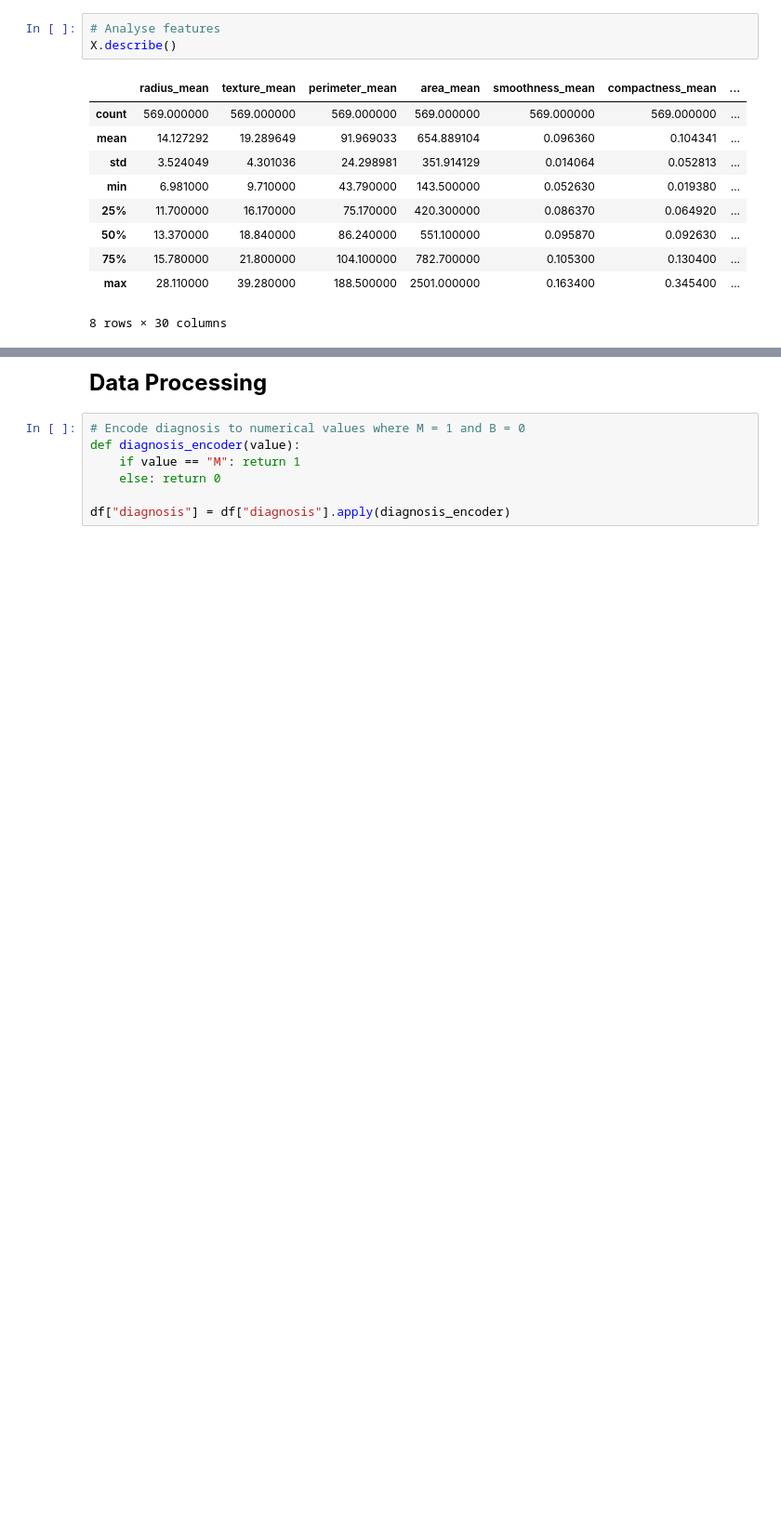
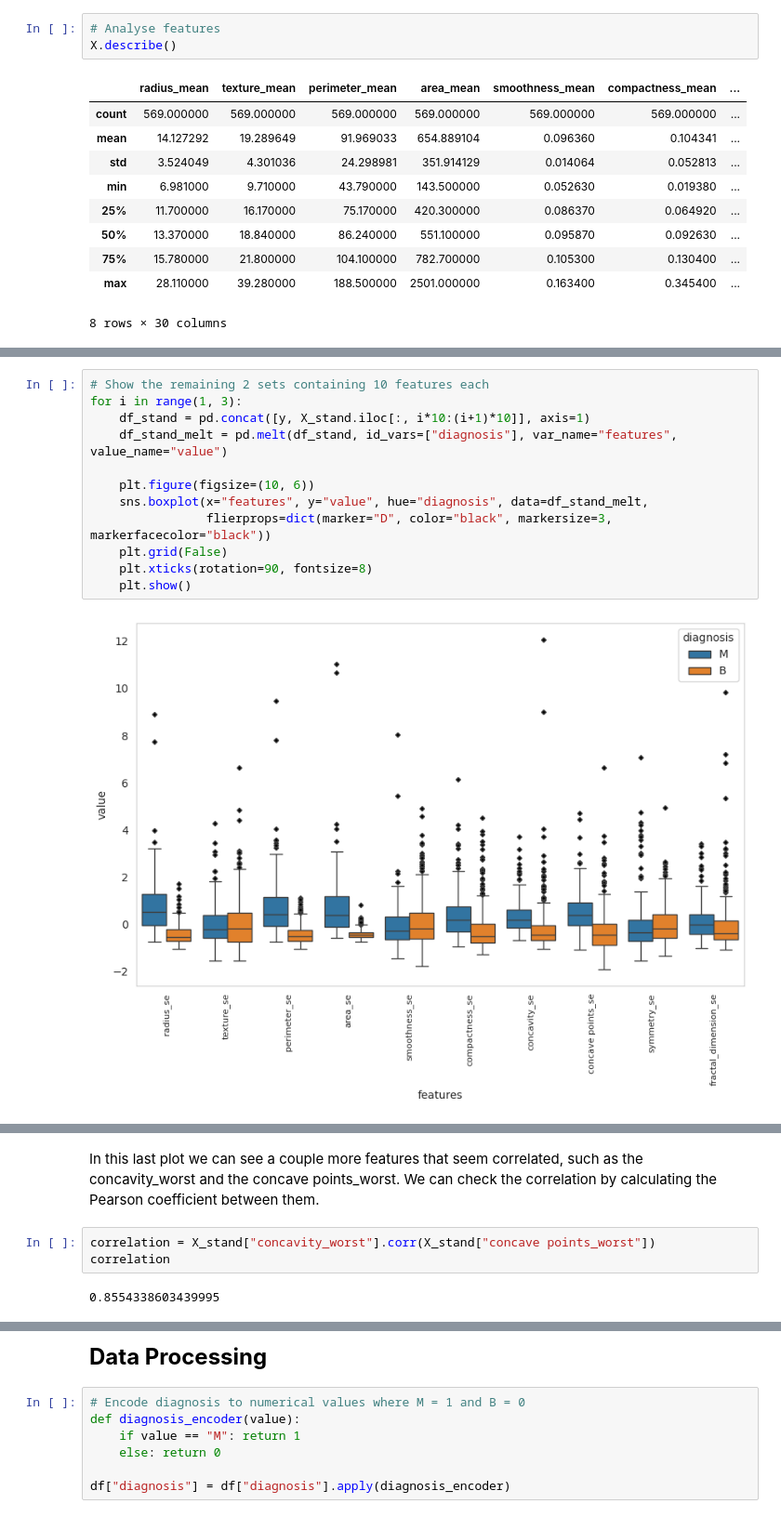
Before and after one commit to GonmasPT/Breast-Cancer-Wisconsin-Diagnosis, a Jupyter notebook: main.ipynb, the cells around one changed output, grey strips where cells are left out. Shown at 93% size. Saved outputs shown, nothing was run; the diff lists cells and outputs as text; blank space fills up the shorter version.

```diff
--- a/main.ipynb
+++ b/main.ipynb
@@ -105,0 +124,14 @@ To further inspect the data we can produce some box plot visualizations and gain
+# %%
+# Show the remaining 2 sets containing 10 features each
+for i in range(1, 3):
+    df_stand = pd.concat([y, X_stand.iloc[:, i*10:(i+1)*10]], axis=1)
+    df_stand_melt = pd.melt(df_stand, id_vars=["diagnosis"], var_name="features", value_name="value")
+
+    plt.figure(figsize=(10, 6))
+    sns.boxplot(x="features", y="value", hue="diagnosis", data=df_stand_melt,
+                flierprops=dict(marker="D", color="black", markersize=3, markerfacecolor="black"))
+    plt.grid(False)
+    plt.xticks(rotation=90, fontsize=8)
+    plt.show()
+# %% [output]
+[figure, added]
@@ -105,0 +139,7 @@ To further inspect the data we can produce some box plot visualizations and gain
+# %% [markdown]
+In this last plot we can see a couple more features that seem correlated, such as the concavity_worst and the concave points_worst. We can check the correlation by calculating the Pearson coefficient between them.
+# %%
+correlation = X_stand["concavity_worst"].corr(X_stand["concave points_worst"])
+correlation
+# %% [output]
+0.8554338603439995
```
Also changed, not shown: parts of 11 cells of this notebook.
